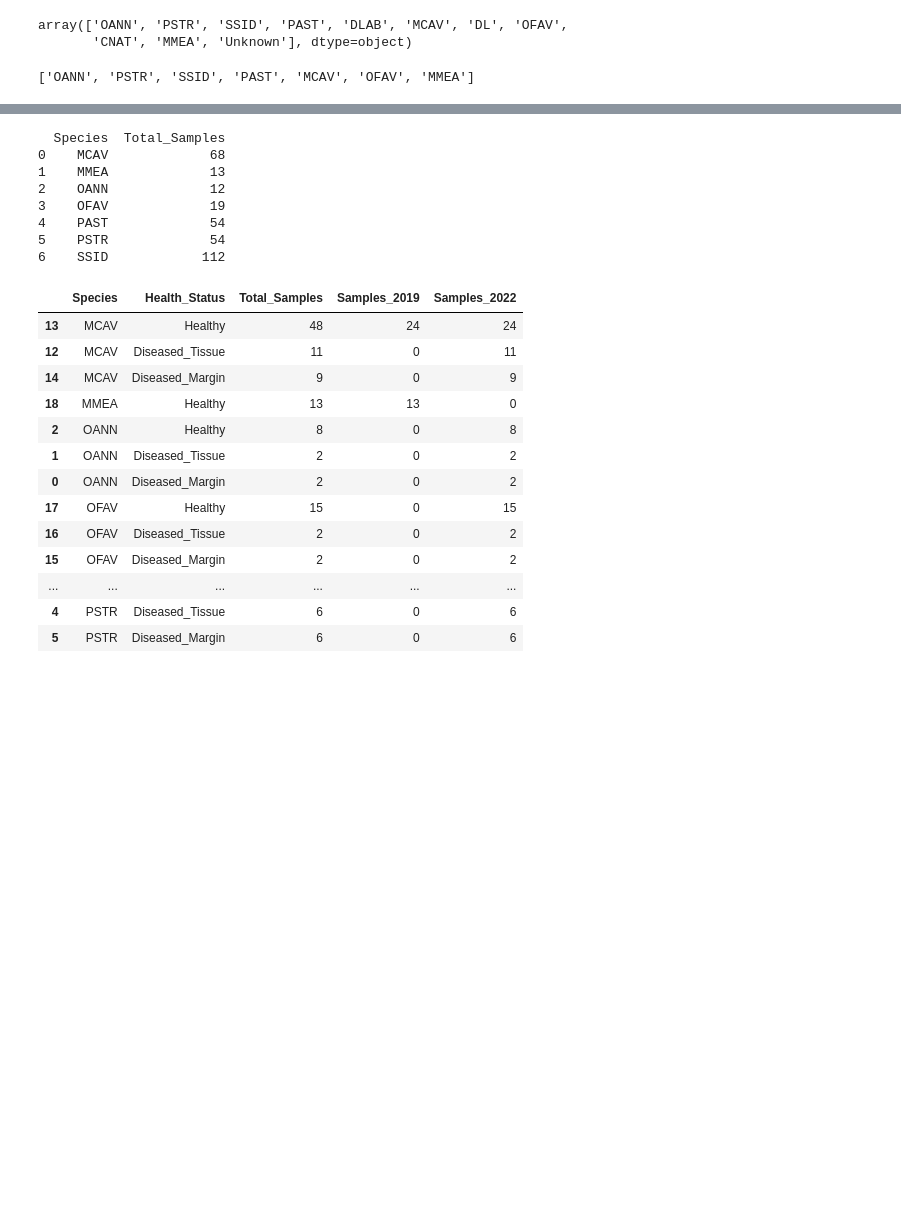
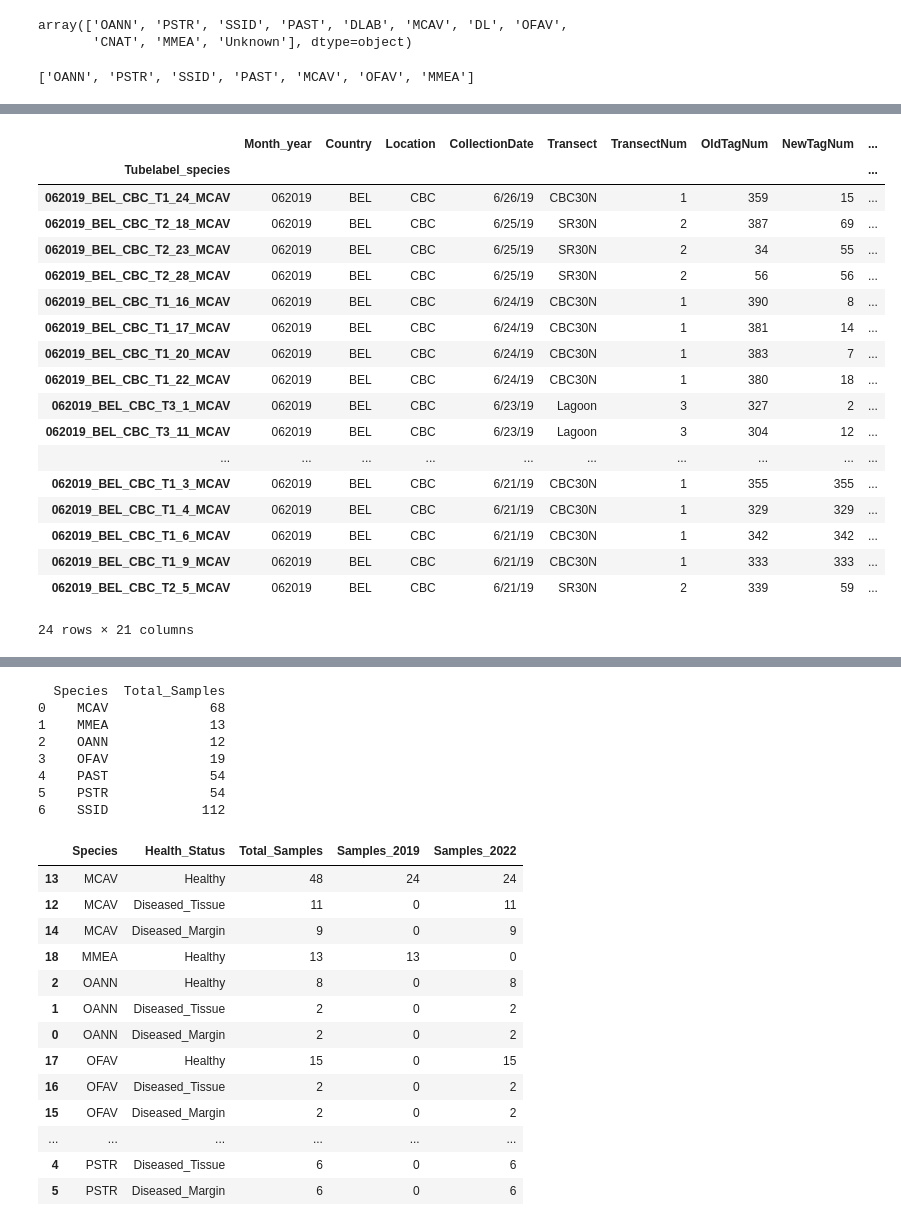
Before and after one commit to brookewicz/LabNotebook, a Jupyter notebook: 2019_2022_resequencing/SummaryStats.ipynb, the cells around one changed output, grey strips where cells are left out. Cells and saved outputs as stored; diff of their text form; code cells hidden in the pictures; blank space fills up the shorter version.

Commit message:
Revert "match num of samples in cbc samples and reseq inventory"
This reverts commit 9b4b2b6fdc8811534582879e2c8993534a40461a.

```diff
--- a/2019_2022_resequencing/SummaryStats.ipynb
+++ b/2019_2022_resequencing/SummaryStats.ipynb
@@ -79,3 +91,29 @@ test[test["Health_status"].isna()]
 # %%
 #drop any AS samples
 samples = samples[samples['NewTagNum'] != "AS"]
+# %%
+testing=samples[samples["Species"]=="MCAV"]
+
+#samps2019 = df[(df["Health_status"] == x) & (df["Year"] == 2019)]
+
+testing[(testing["Health_status"] == "Healthy") & (testing["Year"] == '2019')]
+# %% [output]
+|  | Month_year | Country | Location | CollectionDate | Transect | TransectNum | OldTagNum | NewTagNum | ... |
+| Tubelabel_species |  |  |  |  |  |  |  |  | ... |
+| 062019_BEL_CBC_T1_24_MCAV | 062019 | BEL | CBC | 6/26/19 | CBC30N | 1 | 359 | 15 | ... |
+| 062019_BEL_CBC_T2_18_MCAV | 062019 | BEL | CBC | 6/25/19 | SR30N | 2 | 387 | 69 | ... |
+| 062019_BEL_CBC_T2_23_MCAV | 062019 | BEL | CBC | 6/25/19 | SR30N | 2 | 34 | 55 | ... |
+| 062019_BEL_CBC_T2_28_MCAV | 062019 | BEL | CBC | 6/25/19 | SR30N | 2 | 56 | 56 | ... |
+| 062019_BEL_CBC_T1_16_MCAV | 062019 | BEL | CBC | 6/24/19 | CBC30N | 1 | 390 | 8 | ... |
+| 062019_BEL_CBC_T1_17_MCAV | 062019 | BEL | CBC | 6/24/19 | CBC30N | 1 | 381 | 14 | ... |
+| 062019_BEL_CBC_T1_20_MCAV | 062019 | BEL | CBC | 6/24/19 | CBC30N | 1 | 383 | 7 | ... |
+| 062019_BEL_CBC_T1_22_MCAV | 062019 | BEL | CBC | 6/24/19 | CBC30N | 1 | 380 | 18 | ... |
+| 062019_BEL_CBC_T3_1_MCAV | 062019 | BEL | CBC | 6/23/19 | Lagoon | 3 | 327 | 2 | ... |
+| 062019_BEL_CBC_T3_11_MCAV | 062019 | BEL | CBC | 6/23/19 | Lagoon | 3 | 304 | 12 | ... |
+| ... | ... | ... | ... | ... | ... | ... | ... | ... | ... |
+| 062019_BEL_CBC_T1_3_MCAV | 062019 | BEL | CBC | 6/21/19 | CBC30N | 1 | 355 | 355 | ... |
+| 062019_BEL_CBC_T1_4_MCAV | 062019 | BEL | CBC | 6/21/19 | CBC30N | 1 | 329 | 329 | ... |
+| 062019_BEL_CBC_T1_6_MCAV | 062019 | BEL | CBC | 6/21/19 | CBC30N | 1 | 342 | 342 | ... |
+| 062019_BEL_CBC_T1_9_MCAV | 062019 | BEL | CBC | 6/21/19 | CBC30N | 1 | 333 | 333 | ... |
+| 062019_BEL_CBC_T2_5_MCAV | 062019 | BEL | CBC | 6/21/19 | SR30N | 2 | 339 | 59 | ... |
+24 rows × 21 columns
```
Also changed, not shown: parts of 34 cells of this notebook, 1 other file.
